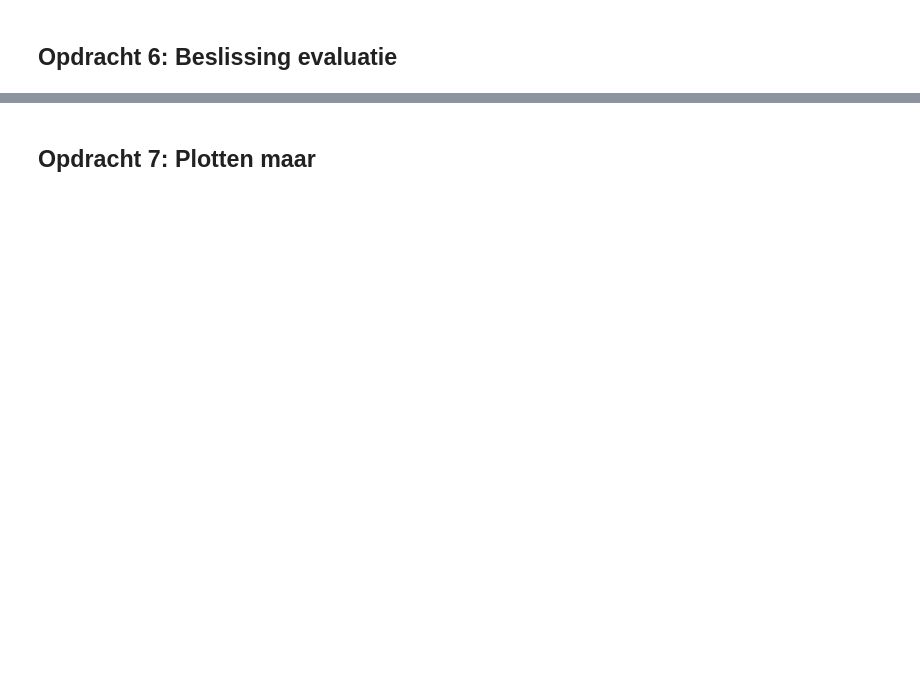
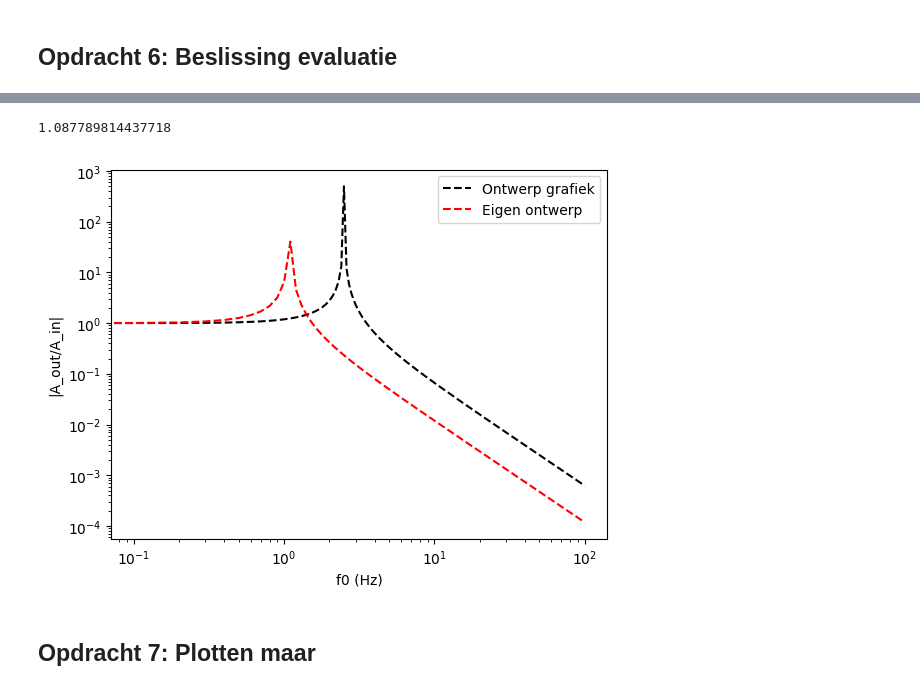
Before and after one commit to owesdorp/opdrachten-DEF-D, a Jupyter notebook: FysiekeOntwerpopdrachten/5MaakEenOpstellingTrillingsvrij/Ontwerpopdracht5MaakEenOpstellingTrillingsvrijInvulTemplate.ipynb, the cells around one changed output, grey strips where cells are left out. Drawn from its saved outputs; the diff is of its cells as text; code cells hidden in the pictures; blank space fills up the shorter version.

```diff
--- a/FysiekeOntwerpopdrachten/5MaakEenOpstellingTrillingsvrij/Ontwerpopdracht5MaakEenOpstellingTrillingsvrijInvulTemplate.ipynb
+++ b/FysiekeOntwerpopdrachten/5MaakEenOpstellingTrillingsvrij/Ontwerpopdracht5MaakEenOpstellingTrillingsvrijInvulTemplate.ipynb
@@ -142,6 +145,21 @@ Deze grafiek heb je later weer nodig om je gemeten punten aan toe te voegen. Ga
 Als je hier negatief geantwoord hebt, kopieer onder deze cel dan alle cellen van Synthese tot en met Evaluation & decision en doorloop dat deel van het ontwerp proces nogmaals.
 # %%
 # Voeg hier je plot in.
+w_ont = np.sqrt(g / 0.21)
+f_ont = w_ont / (2 * np.pi)
+print(f_ont)
+plt.figure()
+plt.plot(f_test, np.abs(amp_ver(f_test, f_0)), 'k--', label='Ontwerp grafiek')
+plt.plot(f_test, np.abs(amp_ver(f_test, f_ont)), 'r--', label='Eigen ontwerp')
+plt.legend()
+plt.xscale('log')
+plt.yscale('log')
+plt.ylabel("|A_out/A_in|")
+plt.xlabel('f0 (Hz)')
+plt.show()
+# %% [output]
+1.087789814437718
+[figure, added]
 # %% [markdown]
 ## Opdracht 7: Plotten maar
 # %%
```
Also changed, not shown: parts of 7 cells of this notebook, 2 other files.
